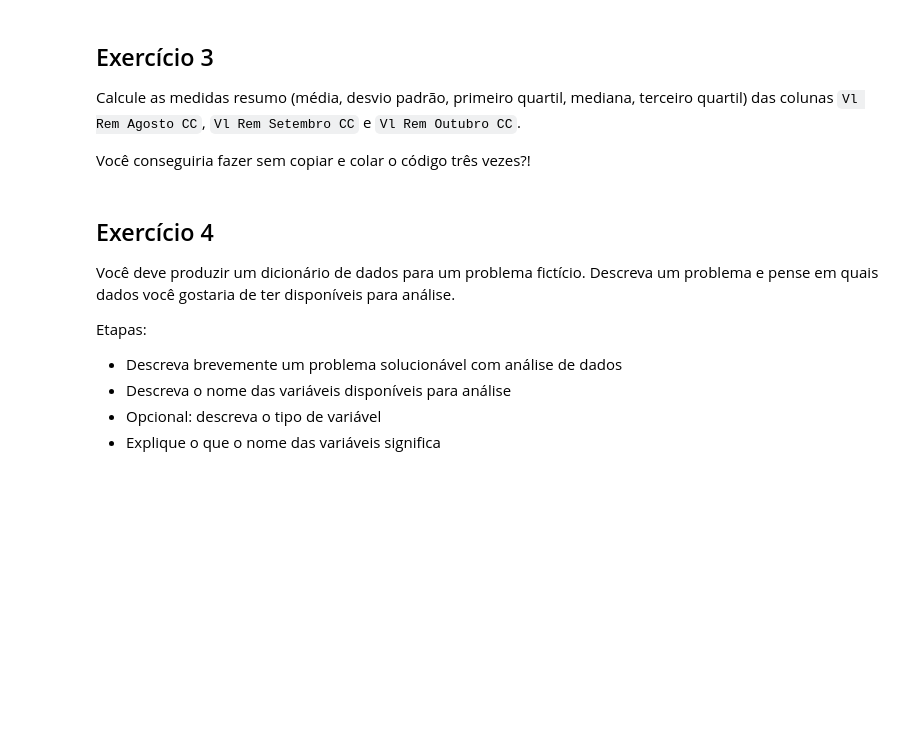
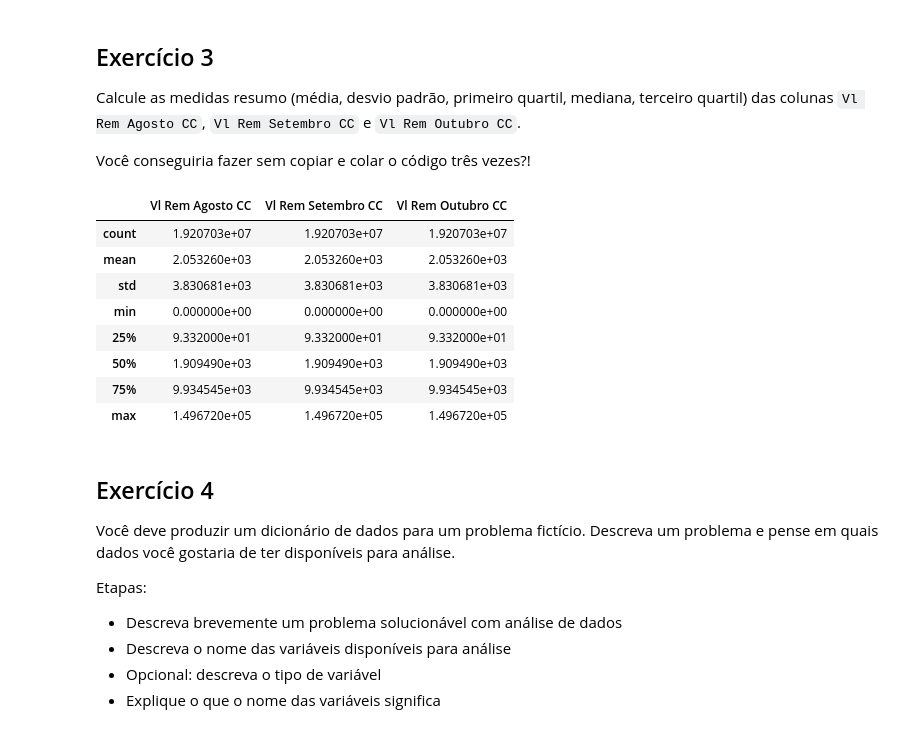
Before and after one commit to fran-janela/big-data-for-public-datasets-class, a Jupyter notebook: a02-dask/notebooks/aula02.ipynb, the cells around one changed output. Drawn from its saved outputs; the diff is of its cells as text; code cells hidden in the pictures; blank space fills up the shorter version.

```diff
--- a/a02-dask/notebooks/aula02.ipynb
+++ b/a02-dask/notebooks/aula02.ipynb
@@ -492,6 +543,19 @@ Calcule as demais medidas de interesse (desvio padrão, primeiro quartil, median
 Calcule as medidas resumo (média, desvio padrão, primeiro quartil, mediana, terceiro quartil) das colunas `Vl Rem Agosto CC`, `Vl Rem Setembro CC` e `Vl Rem Outubro CC`.
 
 Você conseguiria fazer sem copiar e colar o código três vezes?!
+# %%
+# Describe para todas as colunas "Vl Rem Agosto CC", "Vl Rem Setembro CC", "Vl Rem Outubro CC"
+dados_sp[["Vl Rem Agosto CC", "Vl Rem Setembro CC", "Vl Rem Outubro CC"]].describe().compute()
+# %% [output]
+|  | Vl Rem Agosto CC | Vl Rem Setembro CC | Vl Rem Outubro CC |
+| count | 1.920703e+07 | 1.920703e+07 | 1.920703e+07 |
+| mean | 2.053260e+03 | 2.053260e+03 | 2.053260e+03 |
+| std | 3.830681e+03 | 3.830681e+03 | 3.830681e+03 |
+| min | 0.000000e+00 | 0.000000e+00 | 0.000000e+00 |
+| 25% | 9.332000e+01 | 9.332000e+01 | 9.332000e+01 |
+| 50% | 1.909490e+03 | 1.909490e+03 | 1.909490e+03 |
+| 75% | 9.934545e+03 | 9.934545e+03 | 9.934545e+03 |
+| max | 1.496720e+05 | 1.496720e+05 | 1.496720e+05 |
 # %% [markdown]
 ## Exercício 4
 
```
Also changed, not shown: parts of 13 cells of this notebook, 2 other files.
